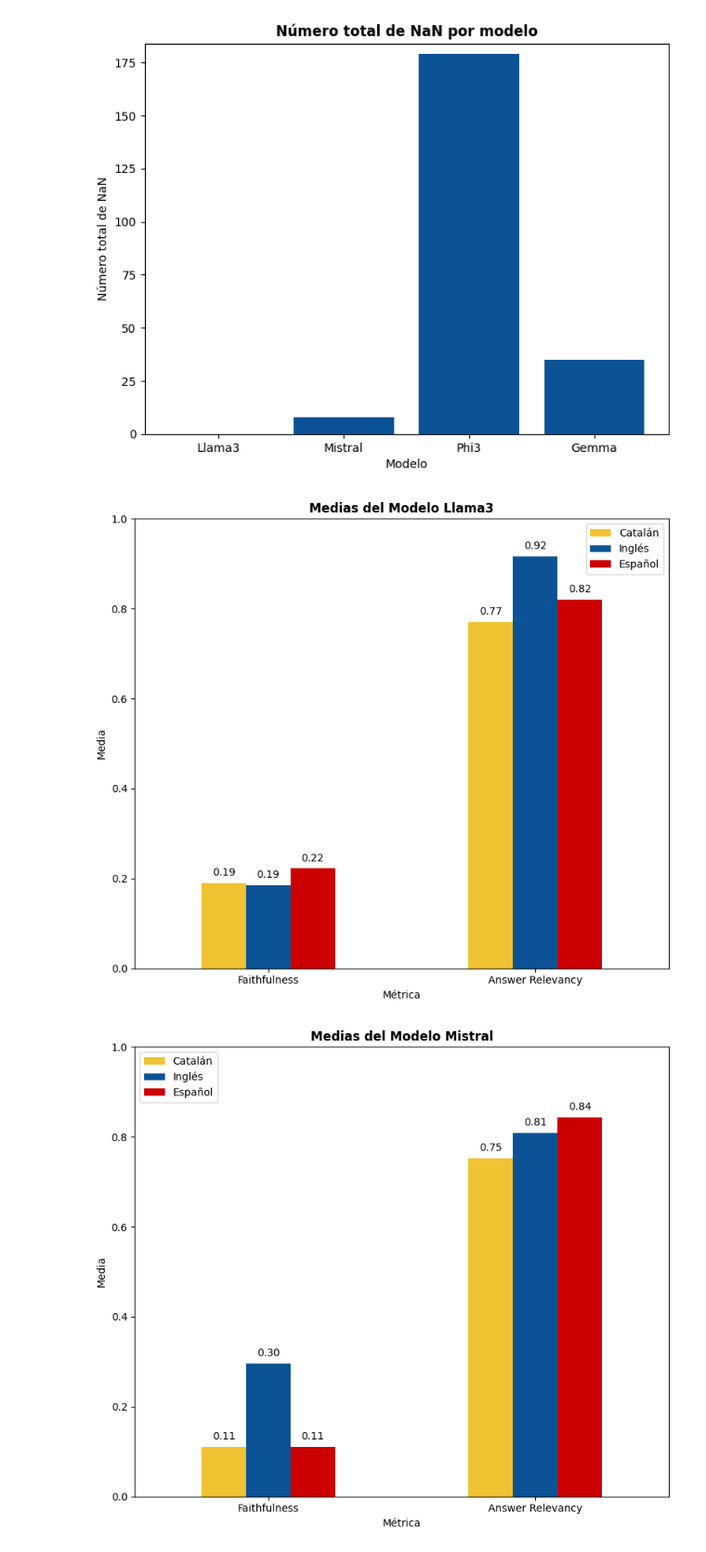
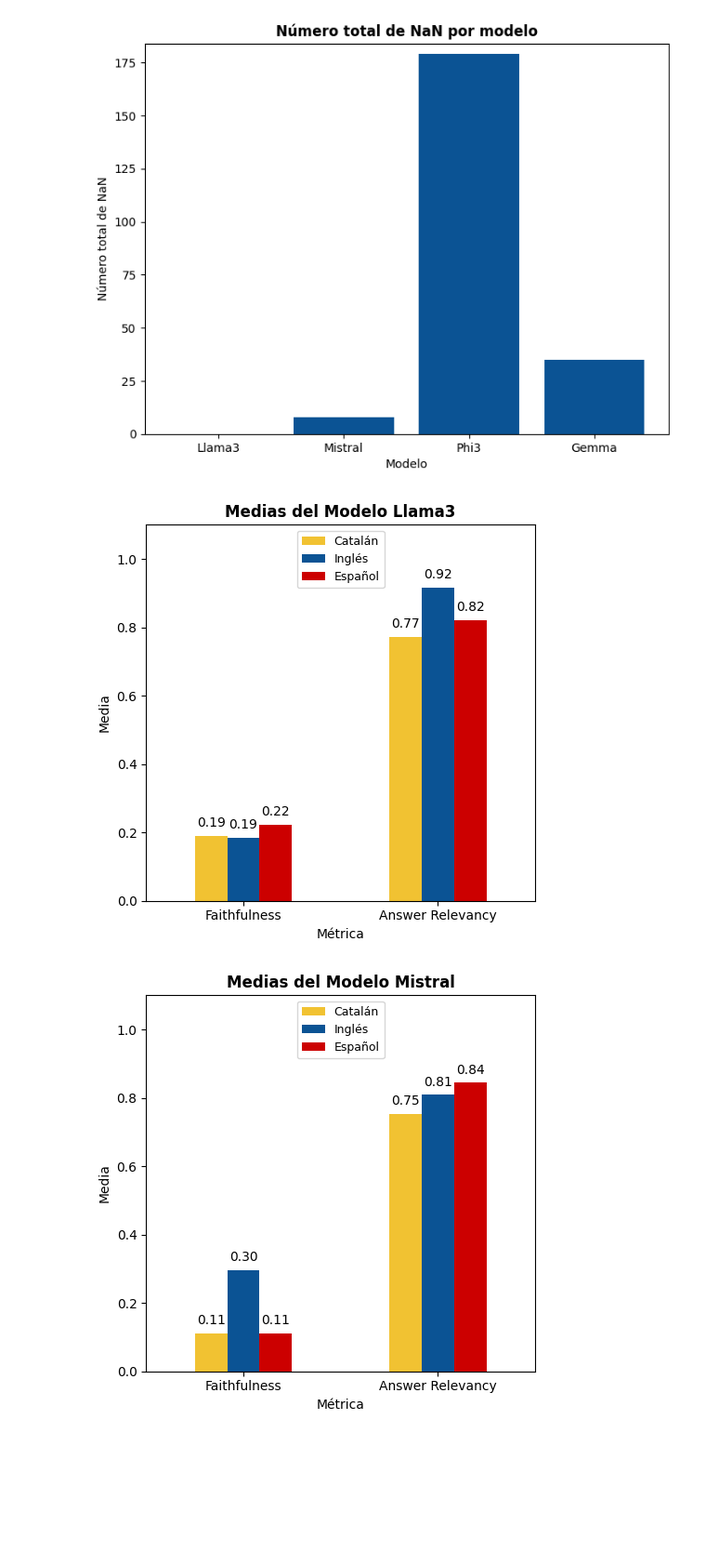
Before and after one commit to Luisbp27/documentQuestionAnswering, a Jupyter notebook: testing/llm_analysis.ipynb, the cells around one changed output. Shown at 93% size. Saved outputs shown, nothing was run; the diff lists cells and outputs as text; code cells hidden in the pictures; blank space fills up the shorter version.

Commit message:
fixed plot sizes

```diff
--- a/testing/llm_analysis.ipynb
+++ b/testing/llm_analysis.ipynb
@@ -129,60 +129,60 @@ df_gemma_means = get_df(df_gemma_cat_mean, df_gemma_en_mean, df_gemma_es_mean)
 colors = ["#f1c232", "#0b5394", "#cc0000"]
 
 # Gráfico para df_llama3_means
-fig, ax = plt.subplots(figsize=(8, 7))
+fig, ax = plt.subplots(figsize=(5, 5))
 df_llama3_means.plot(kind="bar", color=colors, ax=ax)
 plt.title("Medias del Modelo Llama3", loc="center", fontweight="bold")
 ax.set_ylabel("Media")
 ax.set_xlabel("Métrica")
-ax.set_ylim(0, 1)
+ax.set_ylim(0, 1.1)
 add_values_labels(ax)
-ax.legend()
+ax.legend(loc="upper center", prop={"size": 9})
 plt.xticks(rotation=0)
 plt.tight_layout()
 fig.savefig("gen_llama3_medias.png")
 plt.show()
 
 # Gráfico para df_mistral_means
-fig, ax = plt.subplots(figsize=(8, 7))
+fig, ax = plt.subplots(figsize=(5, 5))
 df_mistral_means.plot(kind="bar", color=colors, ax=ax, legend=False)
 plt.title("Medias del Modelo Mistral", loc="center", fontweight="bold")
 ax.set_ylabel("Media")
 ax.set_xlabel("Métrica")
-ax.set_ylim(0, 1)
+ax.set_ylim(0, 1.1)
 add_values_labels(ax)
-ax.legend()
+ax.legend(loc="upper center", prop={"size": 9})
 plt.xticks(rotation=0)
 plt.tight_layout()
 fig.savefig("gen_mistral_medias.png")
 plt.show()
 
 # Gráfico para df_phi3_means
-fig, ax = plt.subplots(figsize=(8, 7))
+fig, ax = plt.subplots(figsize=(5, 5))
 df_phi3_means.plot(kind="bar", color=colors, ax=ax, legend=False)
 plt.title("Medias del Modelo Phi 3", loc="center", fontweight="bold")
 ax.set_ylabel("Media")
 ax.set_xlabel("Métrica")
-ax.set_ylim(0, 1)
+ax.set_ylim(0, 1.1)
 add_values_labels(ax)
-ax.legend(loc="upper left")
+ax.legend(loc="upper center", prop={"size": 9})
 plt.xticks(rotation=0)
 plt.tight_layout()
 fig.savefig("gen_phi3_medias.png")
 plt.show()
 
 # Gráfico para df_gemma_means
-fig, ax = plt.subplots(figsize=(8, 7))
+fig, ax = plt.subplots(figsize=(5, 5))
 df_gemma_means.plot(kind="bar", color=colors, ax=ax, legend=False)
 plt.title("Medias del Modelo Gemma", loc="center", fontweight="bold")
 ax.set_ylabel("Media")
 ax.set_xlabel("Métrica")
-ax.set_ylim(0, 1)
+ax.set_ylim(0, 1.1)
 add_values_labels(ax)
-ax.legend()
+ax.legend(loc="upper center", prop={"size": 9})
 plt.xticks(rotation=0)
 plt.tight_layout()
 fig.savefig("gen_gemma_medias.png")
 plt.show()
 # %% [output]
-[figure, old version]
+[figure, new version]
-[figure, old version]
+[figure, new version]
```
Also changed, not shown: parts of 1 cell of this notebook, 25 other files.
